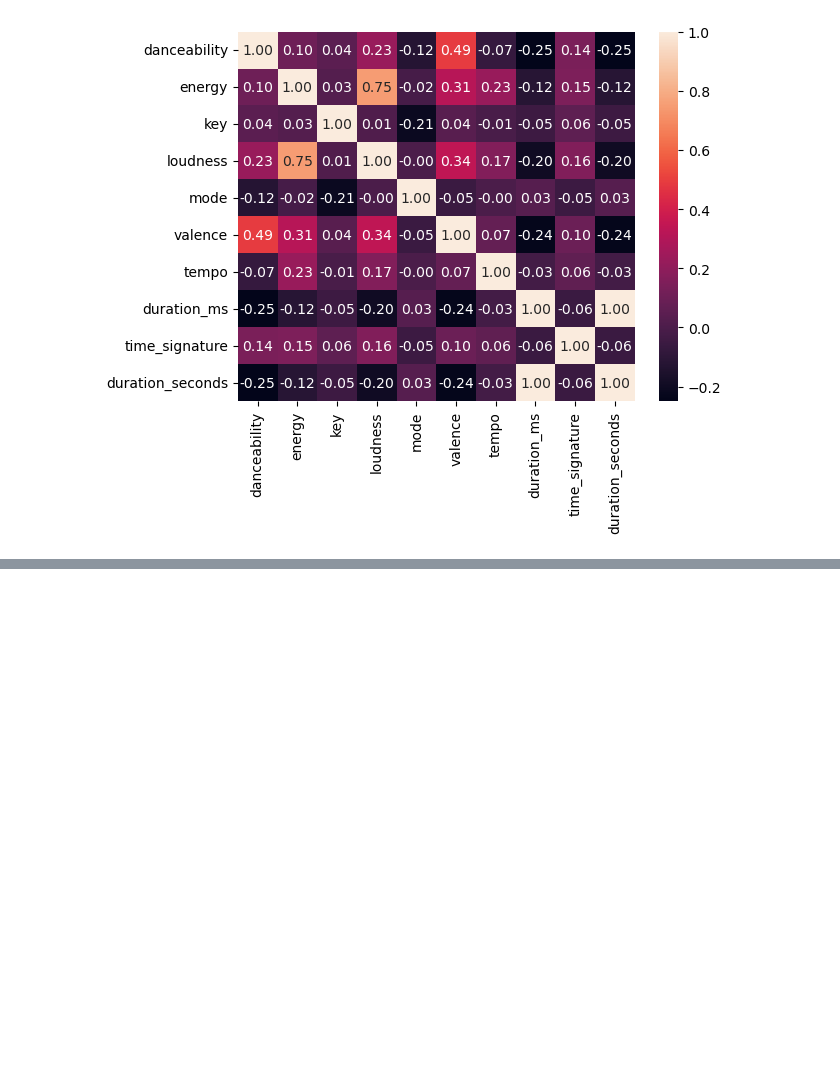
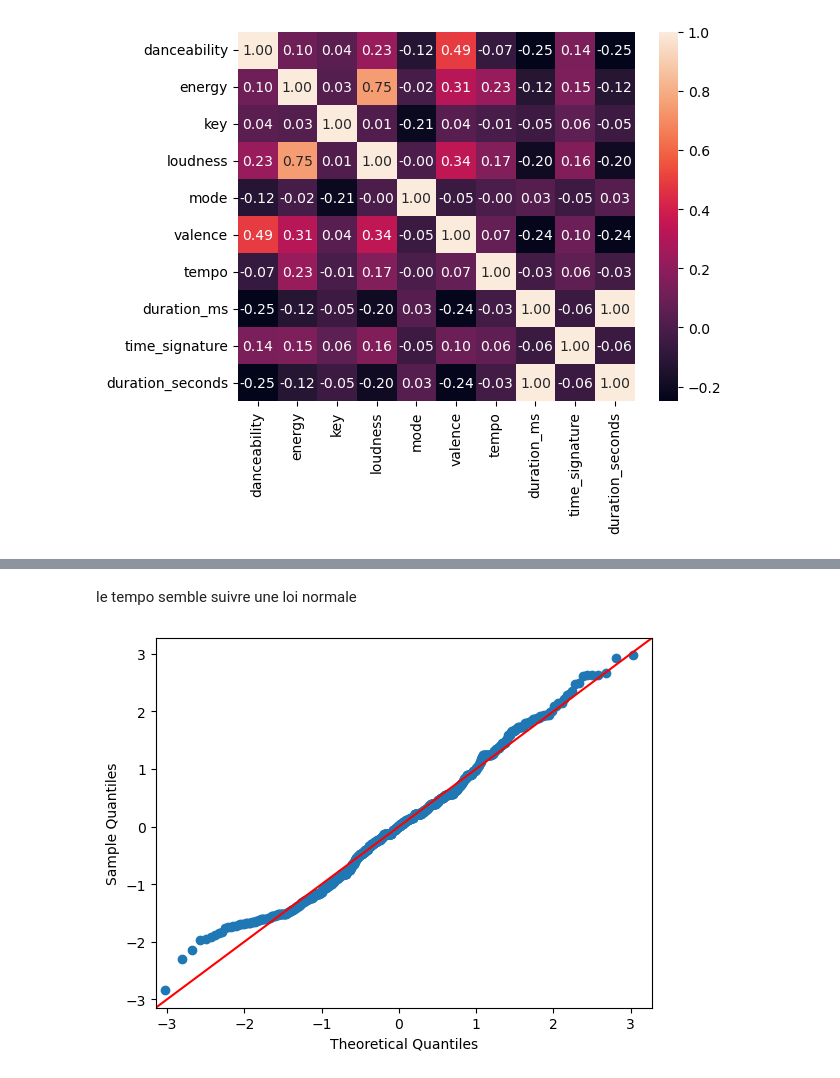
Before and after one commit to fabmav/Spotify_Radar_Playlist, a Jupyter notebook: DataAnalysisSpotify.ipynb, the cells around one changed output, grey strips where cells are left out. Saved outputs shown, nothing was run; the diff lists cells and outputs as text; code cells hidden in the pictures; blank space fills up the shorter version.

```diff
--- a/DataAnalysisSpotify.ipynb
+++ b/DataAnalysisSpotify.ipynb
@@ -52,0 +65,6 @@ df_temp.head()
+# %% [markdown]
+le tempo semble suivre une loi normale
+# %%
+sm.qqplot(df['tempo'], fit = True, line = '45');
+# %% [output]
+[figure, added]
```
Also changed, not shown: parts of 7 cells of this notebook, 7 other files.
